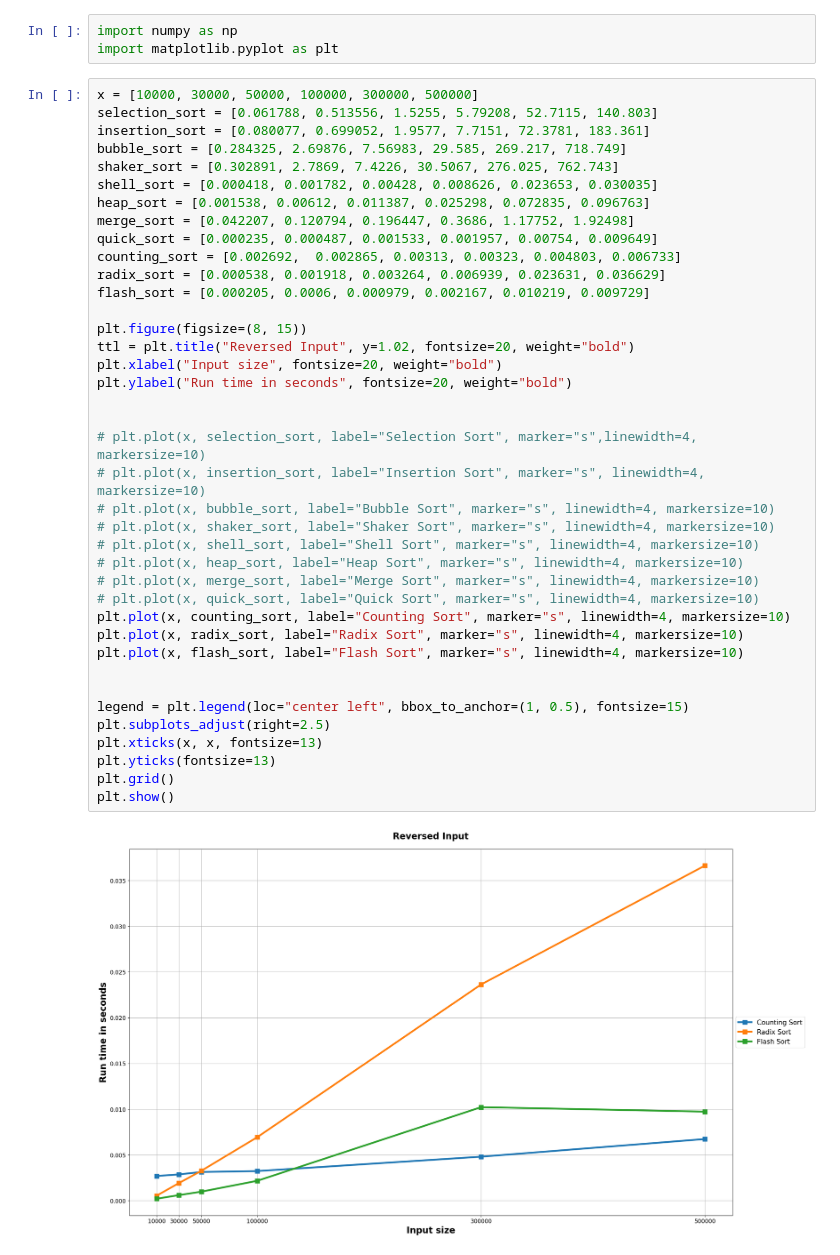
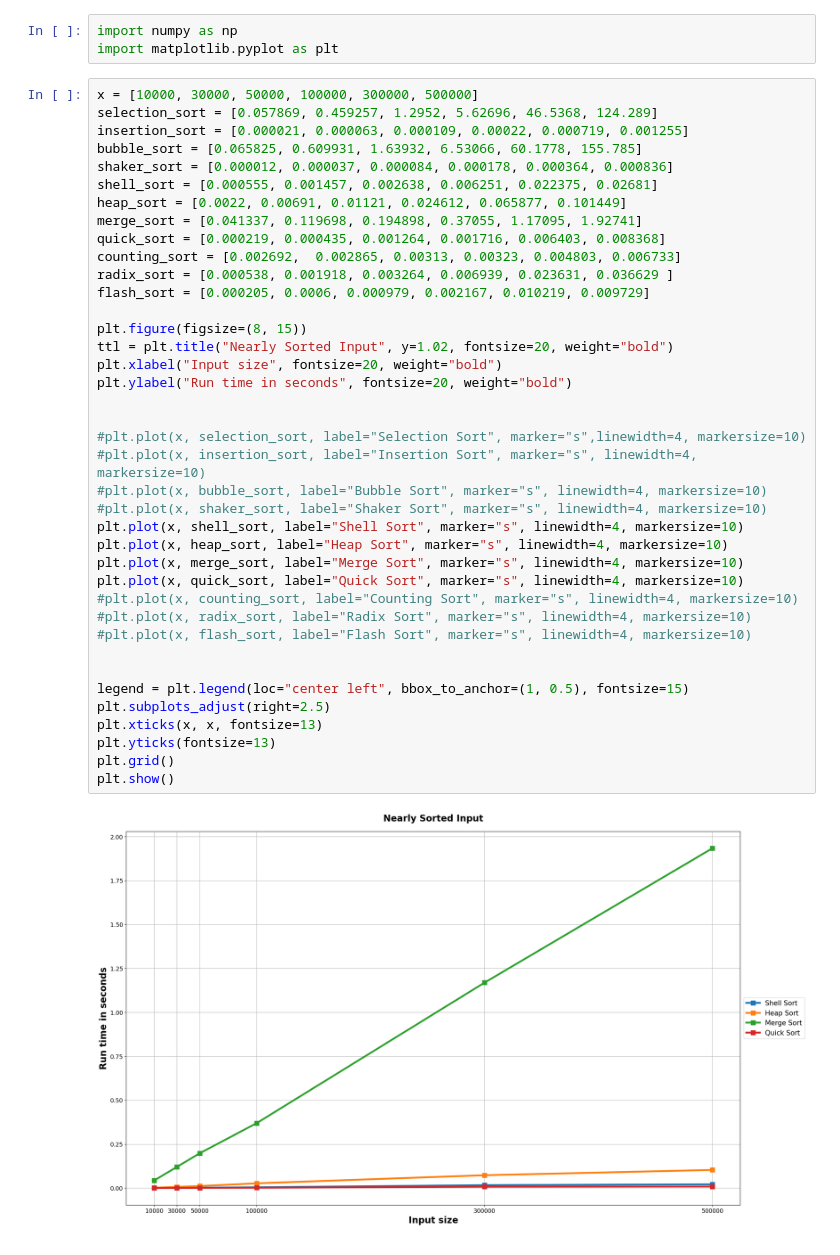
Before and after one commit to mareZ-noob/Sorting_DSA, a Jupyter notebook: Draw/line_graph.ipynb, the cells around one changed output. Cells and saved outputs as stored; diff of their text form.

Commit message:
nearly_time_O(n)

```diff
--- a/Draw/line_graph.ipynb
+++ b/Draw/line_graph.ipynb
@@ -3,42 +3,42 @@ import numpy as np
 import matplotlib.pyplot as plt
 # %%
 x = [10000, 30000, 50000, 100000, 300000, 500000]
-selection_sort = [0.061788, 0.513556, 1.5255, 5.79208, 52.7115, 140.803]
-insertion_sort = [0.080077, 0.699052, 1.9577, 7.7151, 72.3781, 183.361]
-bubble_sort = [0.284325, 2.69876, 7.56983, 29.585, 269.217, 718.749]
-shaker_sort = [0.302891, 2.7869, 7.4226, 30.5067, 276.025, 762.743]
-shell_sort = [0.000418, 0.001782, 0.00428, 0.008626, 0.023653, 0.030035]
-heap_sort = [0.001538, 0.00612, 0.011387, 0.025298, 0.072835, 0.096763]
-merge_sort = [0.042207, 0.120794, 0.196447, 0.3686, 1.17752, 1.92498]
-quick_sort = [0.000235, 0.000487, 0.001533, 0.001957, 0.00754, 0.009649]
+selection_sort = [0.057869, 0.459257, 1.2952, 5.62696, 46.5368, 124.289]
+insertion_sort = [0.000021, 0.000063, 0.000109, 0.00022, 0.000719, 0.001255]
+bubble_sort = [0.065825, 0.609931, 1.63932, 6.53066, 60.1778, 155.785]
+shaker_sort = [0.000012, 0.000037, 0.000084, 0.000178, 0.000364, 0.000836]
+shell_sort = [0.000555, 0.001457, 0.002638, 0.006251, 0.022375, 0.02681]
+heap_sort = [0.0022, 0.00691, 0.01121, 0.024612, 0.065877, 0.101449]
+merge_sort = [0.041337, 0.119698, 0.194898, 0.37055, 1.17095, 1.92741]
+quick_sort = [0.000219, 0.000435, 0.001264, 0.001716, 0.006403, 0.008368]
 counting_sort = [0.002692,	0.002865, 0.00313, 0.00323, 0.004803, 0.006733]
-radix_sort = [0.000538, 0.001918, 0.003264, 0.006939, 0.023631, 0.036629]
+radix_sort = [0.000538, 0.001918, 0.003264, 0.006939, 0.023631, 0.036629 ]
 flash_sort = [0.000205, 0.0006, 0.000979, 0.002167, 0.010219, 0.009729]
 
 plt.figure(figsize=(8, 15))
-ttl = plt.title("Reversed Input", y=1.02, fontsize=20, weight="bold")
+ttl = plt.title("Nearly Sorted Input", y=1.02, fontsize=20, weight="bold")
 plt.xlabel("Input size", fontsize=20, weight="bold")
 plt.ylabel("Run time in seconds", fontsize=20, weight="bold")
 
 
-# plt.plot(x, selection_sort, label="Selection Sort", marker="s",linewidth=4, markersize=10)
-# plt.plot(x, insertion_sort, label="Insertion Sort", marker="s", linewidth=4, markersize=10)
-# plt.plot(x, bubble_sort, label="Bubble Sort", marker="s", linewidth=4, markersize=10)
-# plt.plot(x, shaker_sort, label="Shaker Sort", marker="s", linewidth=4, markersize=10)
-# plt.plot(x, shell_sort, label="Shell Sort", marker="s", linewidth=4, markersize=10)
-# plt.plot(x, heap_sort, label="Heap Sort", marker="s", linewidth=4, markersize=10)
-# plt.plot(x, merge_sort, label="Merge Sort", marker="s", linewidth=4, markersize=10)
-# plt.plot(x, quick_sort, label="Quick Sort", marker="s", linewidth=4, markersize=10)
-plt.plot(x, counting_sort, label="Counting Sort", marker="s", linewidth=4, markersize=10)
-plt.plot(x, radix_sort, label="Radix Sort", marker="s", linewidth=4, markersize=10)
-plt.plot(x, flash_sort, label="Flash Sort", marker="s", linewidth=4, markersize=10)
+#plt.plot(x, selection_sort, label="Selection Sort", marker="s",linewidth=4, markersize=10)
+#plt.plot(x, insertion_sort, label="Insertion Sort", marker="s", linewidth=4, markersize=10)
+#plt.plot(x, bubble_sort, label="Bubble Sort", marker="s", linewidth=4, markersize=10)
+#plt.plot(x, shaker_sort, label="Shaker Sort", marker="s", linewidth=4, markersize=10)
+plt.plot(x, shell_sort, label="Shell Sort", marker="s", linewidth=4, markersize=10)
+plt.plot(x, heap_sort, label="Heap Sort", marker="s", linewidth=4, markersize=10)
+plt.plot(x, merge_sort, label="Merge Sort", marker="s", linewidth=4, markersize=10)
+plt.plot(x, quick_sort, label="Quick Sort", marker="s", linewidth=4, markersize=10)
+#plt.plot(x, counting_sort, label="Counting Sort", marker="s", linewidth=4, markersize=10)
+#plt.plot(x, radix_sort, label="Radix Sort", marker="s", linewidth=4, markersize=10)
+#plt.plot(x, flash_sort, label="Flash Sort", marker="s", linewidth=4, markersize=10)
 
 
 legend = plt.legend(loc="center left", bbox_to_anchor=(1, 0.5), fontsize=15)
 plt.subplots_adjust(right=2.5)
 plt.xticks(x, x, fontsize=13)
 plt.yticks(fontsize=13)
 plt.grid()
 plt.show()
 # %% [output]
-[figure, old version]
+[figure, new version]
```
Also changed, not shown: 2 other files.
